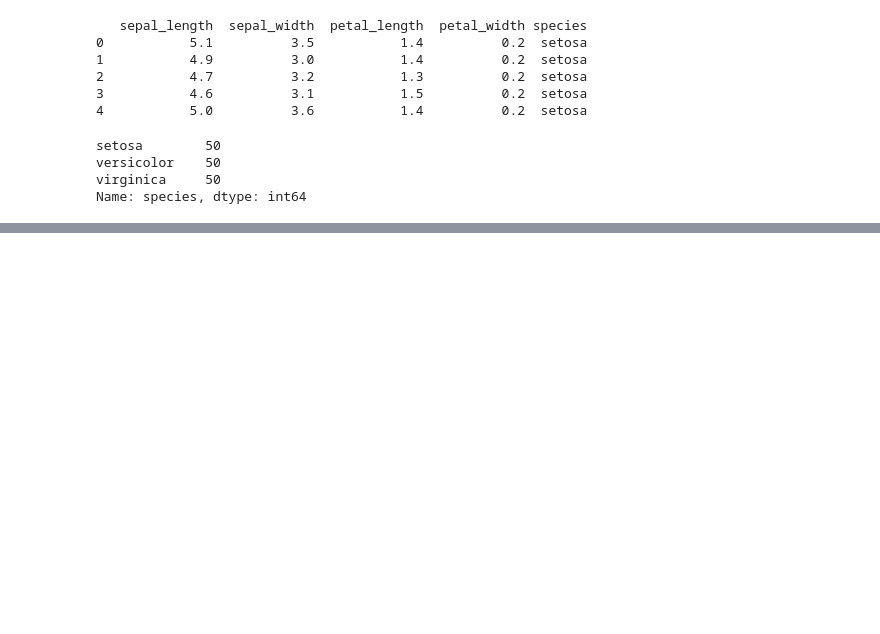
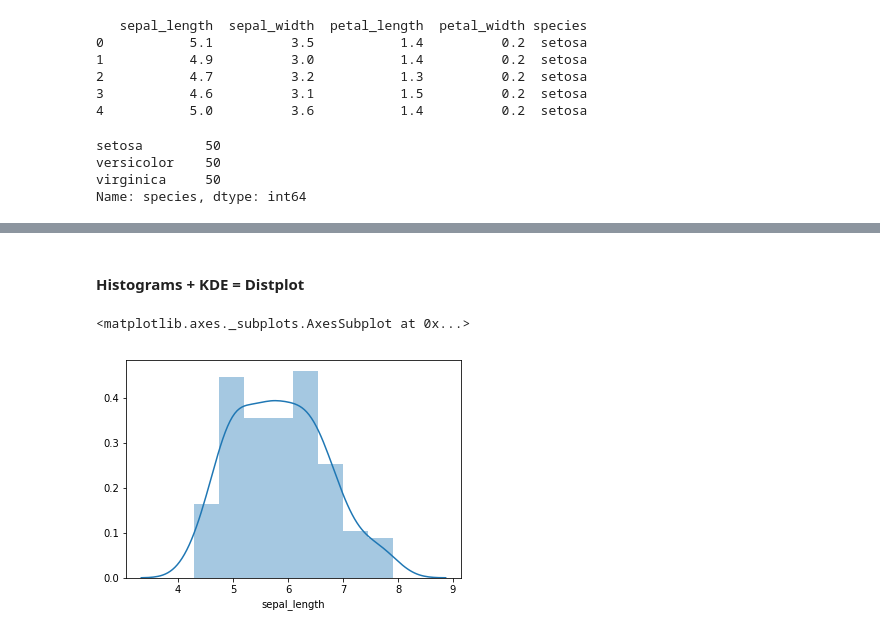
Before and after one commit to omonuj/Python-for-data-science, a Jupyter notebook: Seaborn.ipynb, the cells around one changed output, grey strips where cells are left out. Cells and saved outputs as stored; diff of their text form; code cells hidden in the pictures; blank space fills up the shorter version.

```diff
--- a/Seaborn.ipynb
+++ b/Seaborn.ipynb
@@ -27,0 +39,7 @@ Name: species, dtype: int64
+# %% [markdown]
+#### Histograms + KDE = Distplot
+# %%
+sns.distplot(df['sepal_length'])
+# %% [output]
+<matplotlib.axes._subplots.AxesSubplot at 0x...>
+[figure, added]
```
Also changed, not shown: parts of 3 cells of this notebook.
